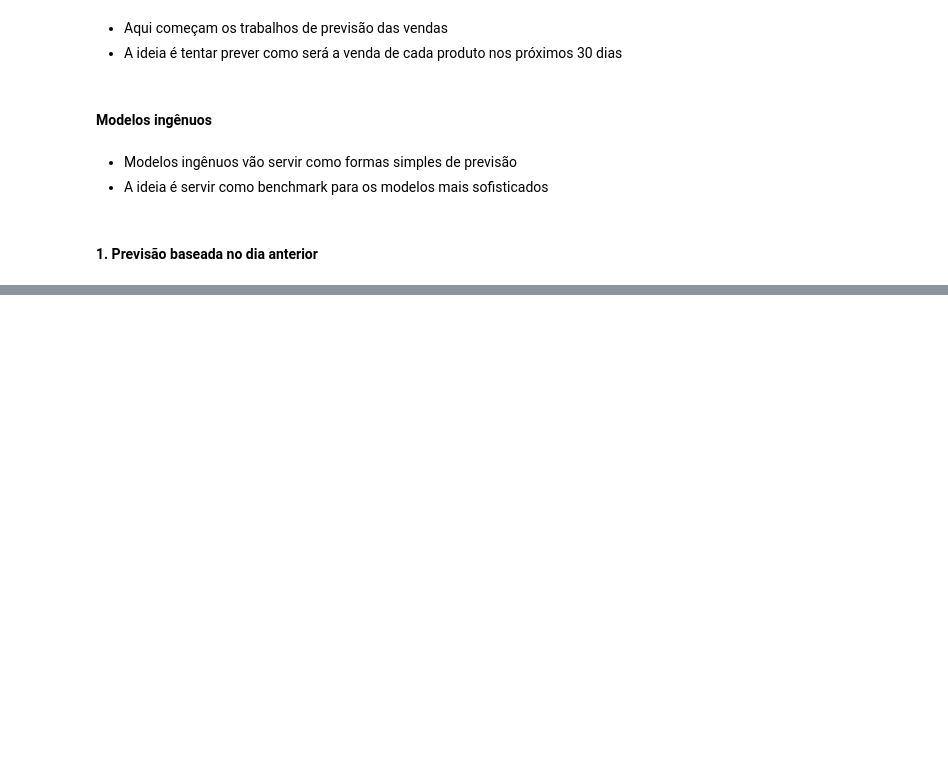
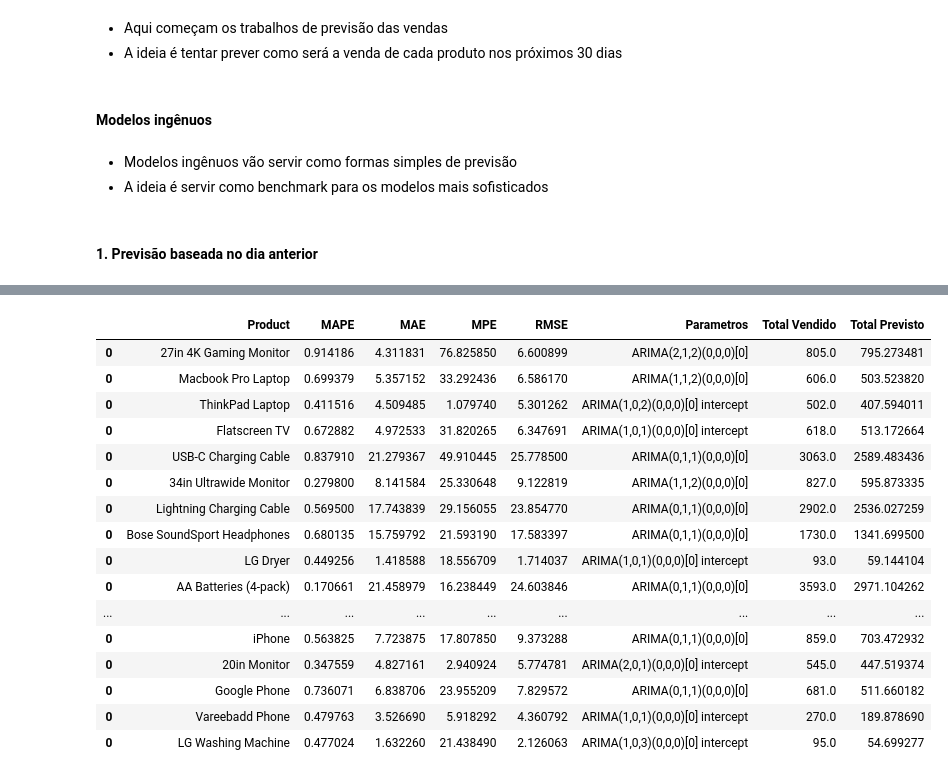
Before and after one commit to Gust4242/Forecasting-techniques, a Jupyter notebook: Forecasting algorithms.ipynb, the cells around one changed output, grey strips where cells are left out. Drawn from its saved outputs; the diff is of its cells as text; code cells hidden in the pictures; blank space fills up the shorter version.

Commit message:
Add naive models and ARIMA

```diff
--- a/Forecasting algorithms.ipynb
+++ b/Forecasting algorithms.ipynb
@@ -203,0 +367,41 @@ eval_last_df = pd.DataFrame(eval_last_day)
+# %%
+forecast_arima = []
+evaluations = []
+
+for product in tqdm(df['Product'].unique()):
+    df_filtered = df[df['Product'] == product]
+    df_filtered = pd.DataFrame(df_filtered.groupby('Date').agg({'Amount': 'sum', 'Price': 'mean'})).reset_index()
+    df_filtered = extract_date_features(df_filtered, date_column='Date')  # Extracting date features
+    df_filtered.set_index('Date', inplace=True)
+    df_filtered['Product'] = product
+    train_df = df_filtered.iloc[:-30]
+    test_df = df_filtered.iloc[-30:]
+
+    # Here we're using the auto_arima function to find the best parameters for the SARIMAX model
+    arima_model = auto_arima(train_df['Amount'], exogenous=train_df[['Price', 'day_of_week', 'is_month_start', 'is_month_end']],
+                            max_order=None, max_p=5, max_q=5, max_d=1, m=1, max_P=4, max_Q=4, max_D=1, njobs=-1, stepwise=True,
+                            out_of_sample_size=30, scoring='mae', test='adf')
+    arima_setup = SARIMAX(train_df['Amount'], order=arima_model.order)
+    arima_fit = arima_setup.fit()
+    predictions = arima_fit.forecast(steps=len(test_df), exogenous=test_df[['Price', 'day_of_week', 'is_month_start', 'is_month_end']])
+
+    arima_preds = pd.DataFrame(predictions)
+    arima_preds.columns = ['Forecast']
+    arima_preds['Actual_values'] = test_df['Amount'].values
+    arima_preds['Product'] = product
+    forecast_arima.append(arima_preds)
+
+    predicted = arima_preds['Forecast'].values
+    real = (arima_preds['Actual_values']+0.1).values
+
+    mape = np.mean(np.abs(predicted - real)/np.abs(real))
+    mae = mean_absolute_error(real, predicted)
+    mpe = np.abs(np.mean((real - predicted)/real)*100)
+    rmse = np.sqrt(mean_squared_error(real, predicted))
+
+    eval_arima = pd.DataFrame({'Product':product, 'MAPE':mape, 'MAE':mae, 'MPE':mpe, 'RMSE':rmse, 'Parametros':arima_model,
+                            'Total Vendido':real.sum(), 'Total Previsto':predicted.sum()}, index=[0])
+    evaluations.append(eval_arima)
+
+forecast_arima = pd.concat(forecast_arima)
+evaluations = pd.concat(evaluations)
@@ -203,0 +417,20 @@ eval_last_df = pd.DataFrame(eval_last_day)
+# %%
+evaluations.head(19)
+# %% [output]
+|  | Product | MAPE | MAE | MPE | RMSE | Parametros | Total Vendido | Total Previsto |
+| 0 | 27in 4K Gaming Monitor | 0.914186 | 4.311831 | 76.825850 | 6.600899 | ARIMA(2,1,2)(0,0,0)[0] | 805.0 | 795.273481 |
+| 0 | Macbook Pro Laptop | 0.699379 | 5.357152 | 33.292436 | 6.586170 | ARIMA(1,1,2)(0,0,0)[0] | 606.0 | 503.523820 |
+| 0 | ThinkPad Laptop | 0.411516 | 4.509485 | 1.079740 | 5.301262 | ARIMA(1,0,2)(0,0,0)[0] intercept | 502.0 | 407.594011 |
+| 0 | Flatscreen TV | 0.672882 | 4.972533 | 31.820265 | 6.347691 | ARIMA(1,0,1)(0,0,0)[0] intercept | 618.0 | 513.172664 |
+| 0 | USB-C Charging Cable | 0.837910 | 21.279367 | 49.910445 | 25.778500 | ARIMA(0,1,1)(0,0,0)[0] | 3063.0 | 2589.483436 |
+| 0 | 34in Ultrawide Monitor | 0.279800 | 8.141584 | 25.330648 | 9.122819 | ARIMA(1,1,2)(0,0,0)[0] | 827.0 | 595.873335 |
+| 0 | Lightning Charging Cable | 0.569500 | 17.743839 | 29.156055 | 23.854770 | ARIMA(0,1,1)(0,0,0)[0] | 2902.0 | 2536.027259 |
+| 0 | Bose SoundSport Headphones | 0.680135 | 15.759792 | 21.593190 | 17.583397 | ARIMA(0,1,1)(0,0,0)[0] | 1730.0 | 1341.699500 |
+| 0 | LG Dryer | 0.449256 | 1.418588 | 18.556709 | 1.714037 | ARIMA(1,0,1)(0,0,0)[0] intercept | 93.0 | 59.144104 |
+| 0 | AA Batteries (4-pack) | 0.170661 | 21.458979 | 16.238449 | 24.603846 | ARIMA(0,1,1)(0,0,0)[0] | 3593.0 | 2971.104262 |
+| ... | ... | ... | ... | ... | ... | ... | ... | ... |
+| 0 | iPhone | 0.563825 | 7.723875 | 17.807850 | 9.373288 | ARIMA(0,1,1)(0,0,0)[0] | 859.0 | 703.472932 |
+| 0 | 20in Monitor | 0.347559 | 4.827161 | 2.940924 | 5.774781 | ARIMA(2,0,1)(0,0,0)[0] intercept | 545.0 | 447.519374 |
+| 0 | Google Phone | 0.736071 | 6.838706 | 23.955209 | 7.829572 | ARIMA(0,1,1)(0,0,0)[0] | 681.0 | 511.660182 |
+| 0 | Vareebadd Phone | 0.479763 | 3.526690 | 5.918292 | 4.360792 | ARIMA(1,0,1)(0,0,0)[0] intercept | 270.0 | 189.878690 |
+| 0 | LG Washing Machine | 0.477024 | 1.632260 | 21.438490 | 2.126063 | ARIMA(1,0,3)(0,0,0)[0] intercept | 95.0 | 54.699277 |
```
Also changed, not shown: parts of 21 cells of this notebook, 1 other file.
